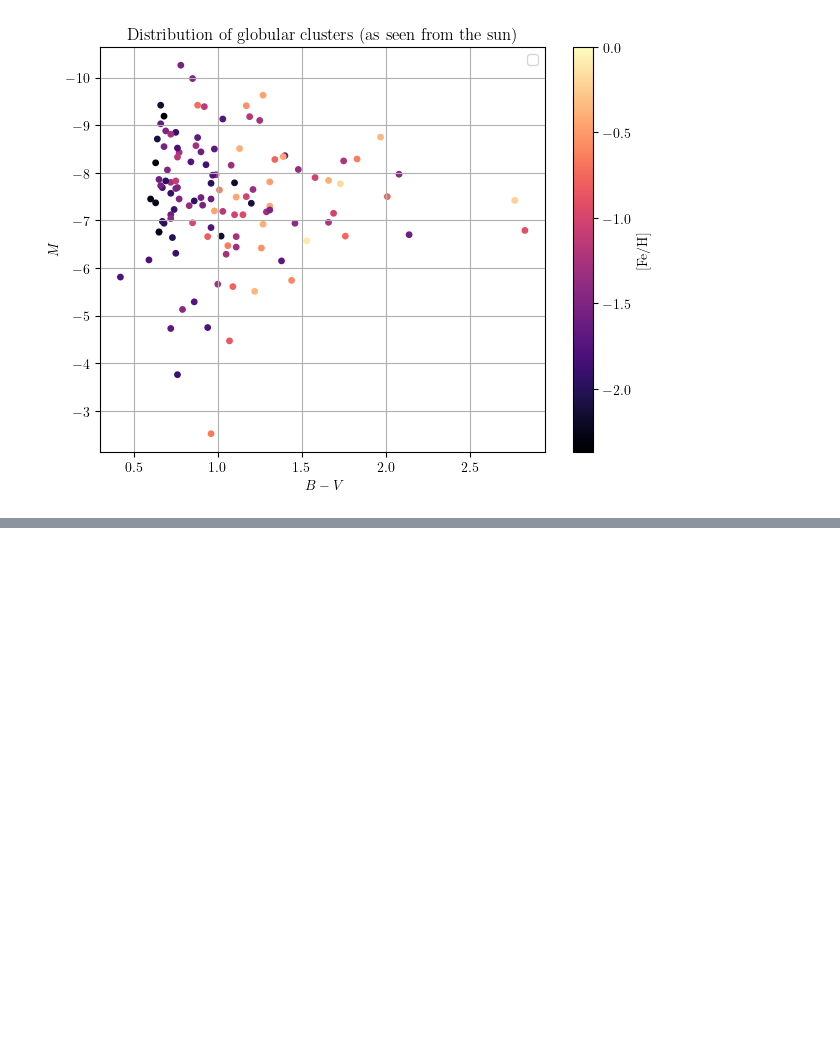
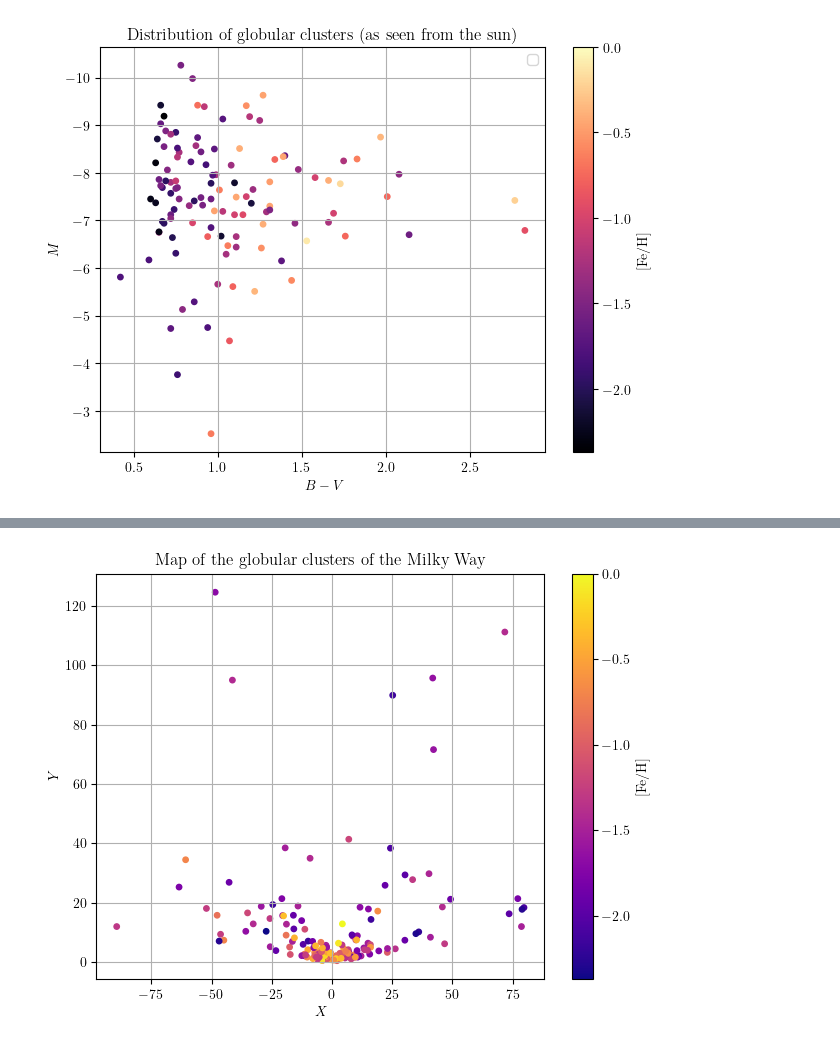
Before and after one commit to eddikebrygger/PHYS3116---Project, a Jupyter notebook: Main_file.ipynb, the cells around one changed output, grey strips where cells are left out. Saved outputs shown, nothing was run; the diff lists cells and outputs as text; code cells hidden in the pictures; blank space fills up the shorter version.

```diff
--- a/Main_file.ipynb
+++ b/Main_file.ipynb
@@ -82,3 +83,18 @@ Y_gc = np.sin(L)*R_gc
+# %%
+plt.figure()
+plt.scatter(B,R_gc,15,mtlc,cmap='plasma',vmin=(mtlc).min(),vmax=(mtlc).max())
+plt.colorbar(label =r'$[\mathrm{Fe/H}]$')
+plt.xlabel(r'$X$')
+plt.ylabel(r'$Y$')
+# plt.legend()
+plt.grid()
+# plt.ylim(-25,25)
+# plt.xlim(-25,25)
+plt.tight_layout()
+plt.title(r'Map of the globular clusters of the Milky Way')
+plt.show()
+# %% [output]
+[figure, added]
 # %%
 from scipy.interpolate import RBFInterpolator
 X_space = np.linspace(-25,25,3000)
```
Also changed, not shown: parts of 5 cells of this notebook.
